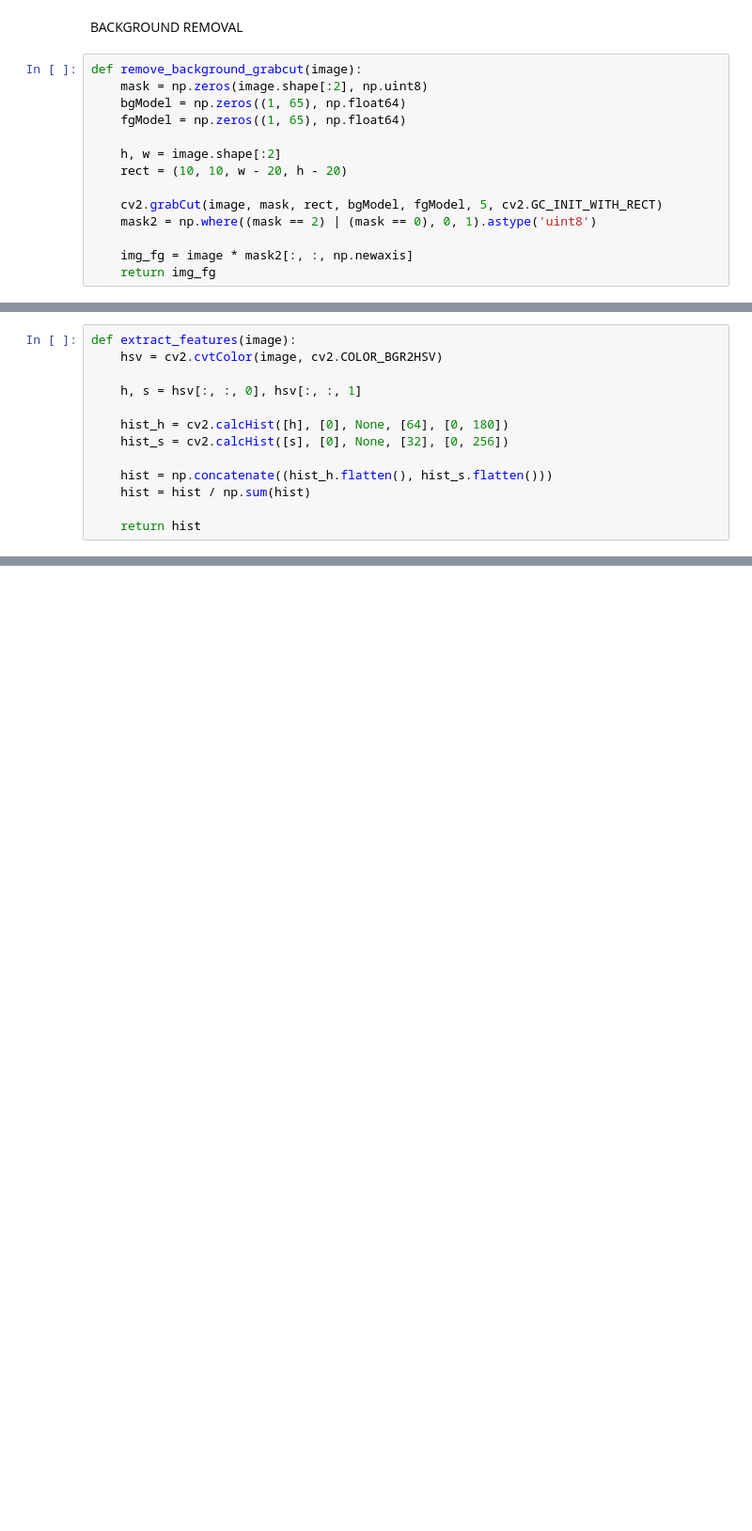
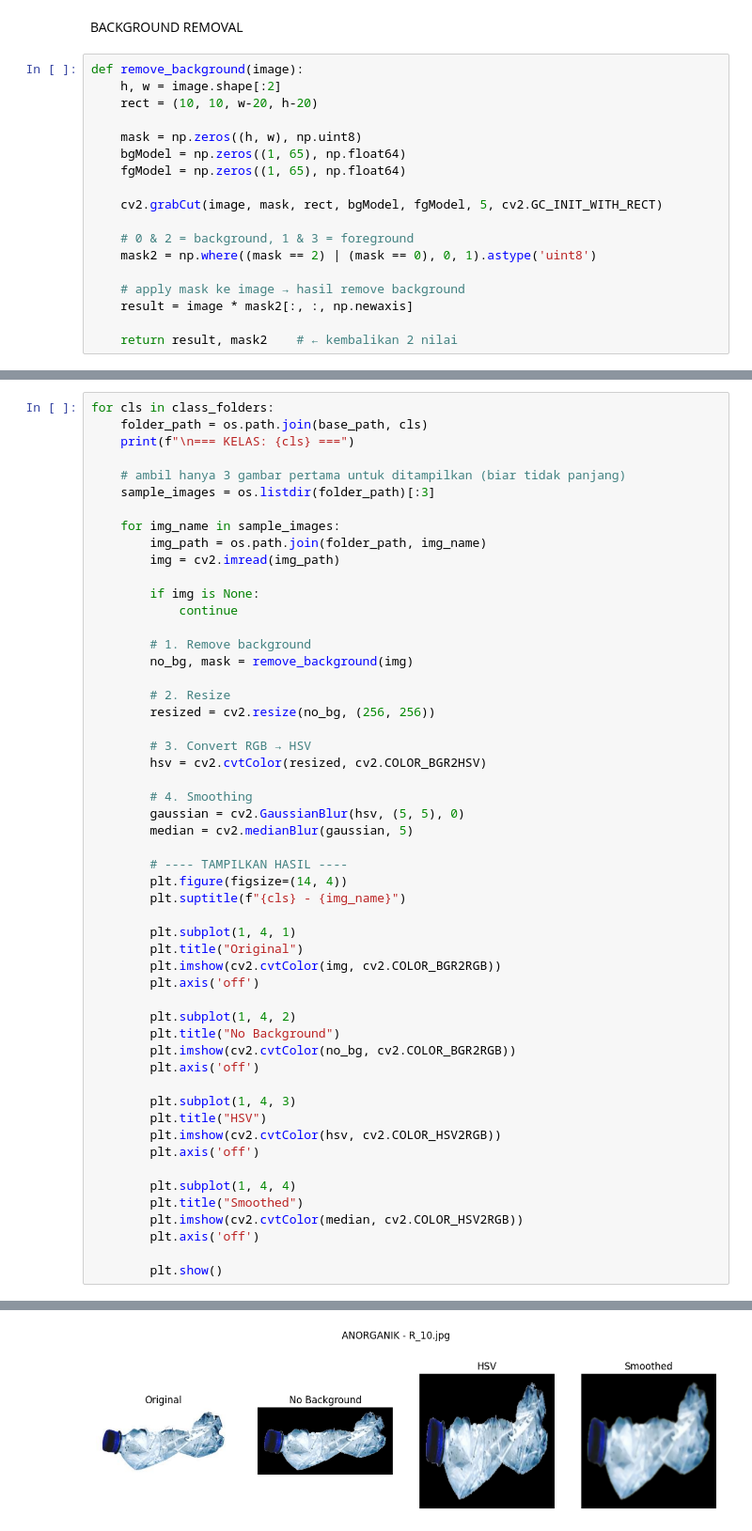
Before and after one commit to dwicahyamaulani/smartWaste, a Jupyter notebook: projekakhir.ipynb, the cells around one changed output, grey strips where cells are left out. Shown at 94% size. Cells and saved outputs as stored; diff of their text form; blank space fills up the shorter version.

```diff
--- a/projekakhir.ipynb
+++ b/projekakhir.ipynb
@@ -8,17 +14,21 @@ from sklearn.neighbors import KNeighborsClassifier
 # %% [markdown]
 BACKGROUND REMOVAL
 # %%
-def remove_background_grabcut(image):
-    mask = np.zeros(image.shape[:2], np.uint8)
+def remove_background(image):
+    h, w = image.shape[:2]
+    rect = (10, 10, w-20, h-20)
+
+    mask = np.zeros((h, w), np.uint8)
     bgModel = np.zeros((1, 65), np.float64)
     fgModel = np.zeros((1, 65), np.float64)
 
-    h, w = image.shape[:2]
-    rect = (10, 10, w - 20, h - 20)
+    cv2.grabCut(image, mask, rect, bgModel, fgModel, 5, cv2.GC_INIT_WITH_RECT)
 
-    cv2.grabCut(image, mask, rect, bgModel, fgModel, 5, cv2.GC_INIT_WITH_RECT)
+    # 0 & 2 = background, 1 & 3 = foreground
     mask2 = np.where((mask == 2) | (mask == 0), 0, 1).astype('uint8')
 
-    img_fg = image * mask2[:, :, np.newaxis]
-    return img_fg
+    # apply mask ke image → hasil remove background
+    result = image * mask2[:, :, np.newaxis]
+
+    return result, mask2    # ← kembalikan 2 nilai
 # %% [markdown]
@@ -26,13 +36,54 @@ HISTOGRAM HSV
 # %%
-def extract_features(image):
-    hsv = cv2.cvtColor(image, cv2.COLOR_BGR2HSV)
+for cls in class_folders:
+    folder_path = os.path.join(base_path, cls)
+    print(f"\n=== KELAS: {cls} ===")
 
-    h, s = hsv[:, :, 0], hsv[:, :, 1]
+    # ambil hanya 3 gambar pertama untuk ditampilkan (biar tidak panjang)
+    sample_images = os.listdir(folder_path)[:3]
 
-    hist_h = cv2.calcHist([h], [0], None, [64], [0, 180])
-    hist_s = cv2.calcHist([s], [0], None, [32], [0, 256])
+    for img_name in sample_images:
+        img_path = os.path.join(folder_path, img_name)
+        img = cv2.imread(img_path)
 
-    hist = np.concatenate((hist_h.flatten(), hist_s.flatten()))
-    hist = hist / np.sum(hist)
+        if img is None:
+            continue
 
-    return hist
+        # 1. Remove background
+        no_bg, mask = remove_background(img)
+
+        # 2. Resize
+        resized = cv2.resize(no_bg, (256, 256))
+
+        # 3. Convert RGB → HSV
+        hsv = cv2.cvtColor(resized, cv2.COLOR_BGR2HSV)
+
+        # 4. Smoothing
+        gaussian = cv2.GaussianBlur(hsv, (5, 5), 0)
+        median = cv2.medianBlur(gaussian, 5)
+
+        # ---- TAMPILKAN HASIL ----
+        plt.figure(figsize=(14, 4))
+        plt.suptitle(f"{cls} - {img_name}")
+
+        plt.subplot(1, 4, 1)
+        plt.title("Original")
+        plt.imshow(cv2.cvtColor(img, cv2.COLOR_BGR2RGB))
+        plt.axis('off')
+
+        plt.subplot(1, 4, 2)
+        plt.title("No Background")
+        plt.imshow(cv2.cvtColor(no_bg, cv2.COLOR_BGR2RGB))
+        plt.axis('off')
+
+        plt.subplot(1, 4, 3)
+        plt.title("HSV")
+        plt.imshow(cv2.cvtColor(hsv, cv2.COLOR_HSV2RGB))
+        plt.axis('off')
+
+        plt.subplot(1, 4, 4)
+        plt.title("Smoothed")
+        plt.imshow(cv2.cvtColor(median, cv2.COLOR_HSV2RGB))
+        plt.axis('off')
+
+        plt.show()
+# %% [output]
@@ -38,0 +91 @@ def extract_features(image):
+[figure, added]
```
Also changed, not shown: parts of 24 cells of this notebook.
